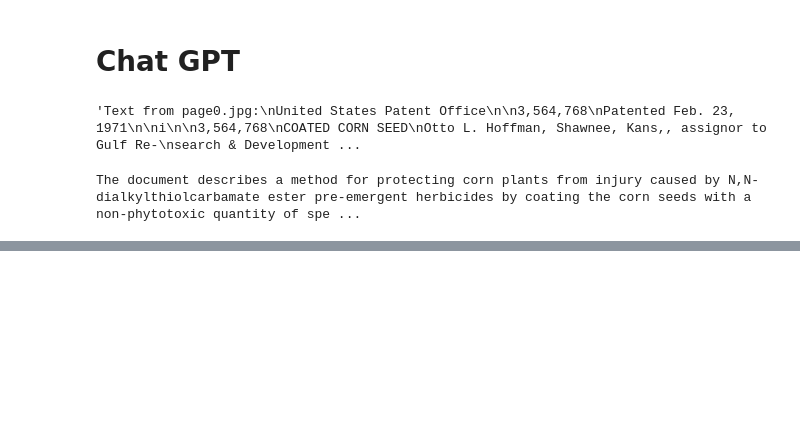
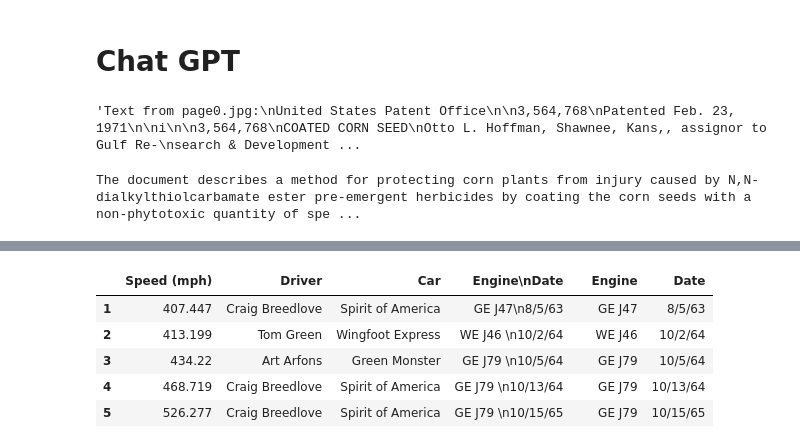
Before and after one commit to lds217/OCR, a Jupyter notebook: OCR.ipynb, the cells around one changed output, grey strips where cells are left out. Drawn from its saved outputs; the diff is of its cells as text; code cells hidden in the pictures; blank space fills up the shorter version.

```diff
--- a/OCR.ipynb
+++ b/OCR.ipynb
@@ -101,0 +187,4 @@ The document describes a method for protecting corn plants from injury caused by
+# %%
+new_header = df.iloc[0]
+df = df[1:]
+df.columns = new_header
@@ -101,0 +200,2 @@ The document describes a method for protecting corn plants from injury caused by
+# %%
+df[['Engine', 'Date']] = df['Engine\nDate'].str.split("\n", n=1, expand=True)
@@ -101,0 +213,9 @@ The document describes a method for protecting corn plants from injury caused by
+# %%
+df.head()
+# %% [output]
+|  | Speed (mph) | Driver | Car | Engine\nDate |  | Engine | Date |
+| 1 | 407.447 | Craig Breedlove | Spirit of America | GE J47\n8/5/63 |  | GE J47 | 8/5/63 |
+| 2 | 413.199 | Tom Green | Wingfoot Express | WE J46 \n10/2/64 |  | WE J46 | 10/2/64 |
+| 3 | 434.22 | Art Arfons | Green Monster | GE J79 \n10/5/64 |  | GE J79 | 10/5/64 |
+| 4 | 468.719 | Craig Breedlove | Spirit of America | GE J79 \n10/13/64 |  | GE J79 | 10/13/64 |
+| 5 | 526.277 | Craig Breedlove | Spirit of America | GE J79 \n10/15/65 |  | GE J79 | 10/15/65 |
```
Also changed, not shown: parts of 15 cells of this notebook, 7 other files.
